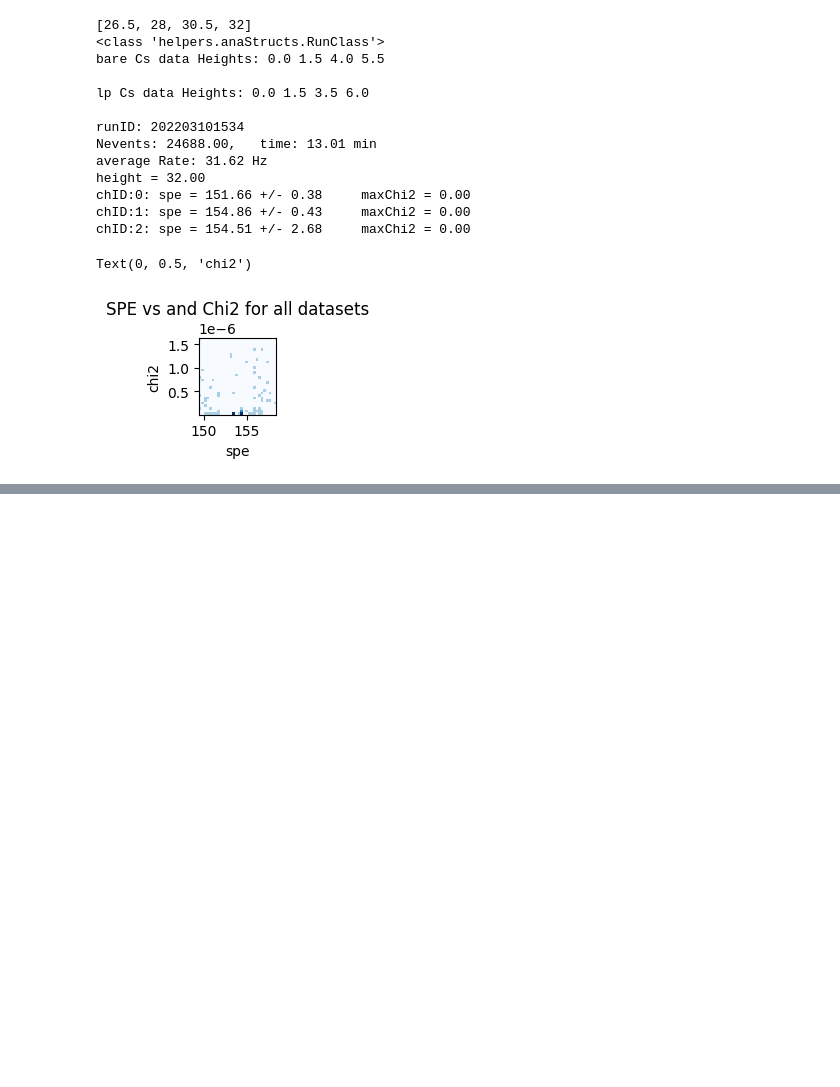
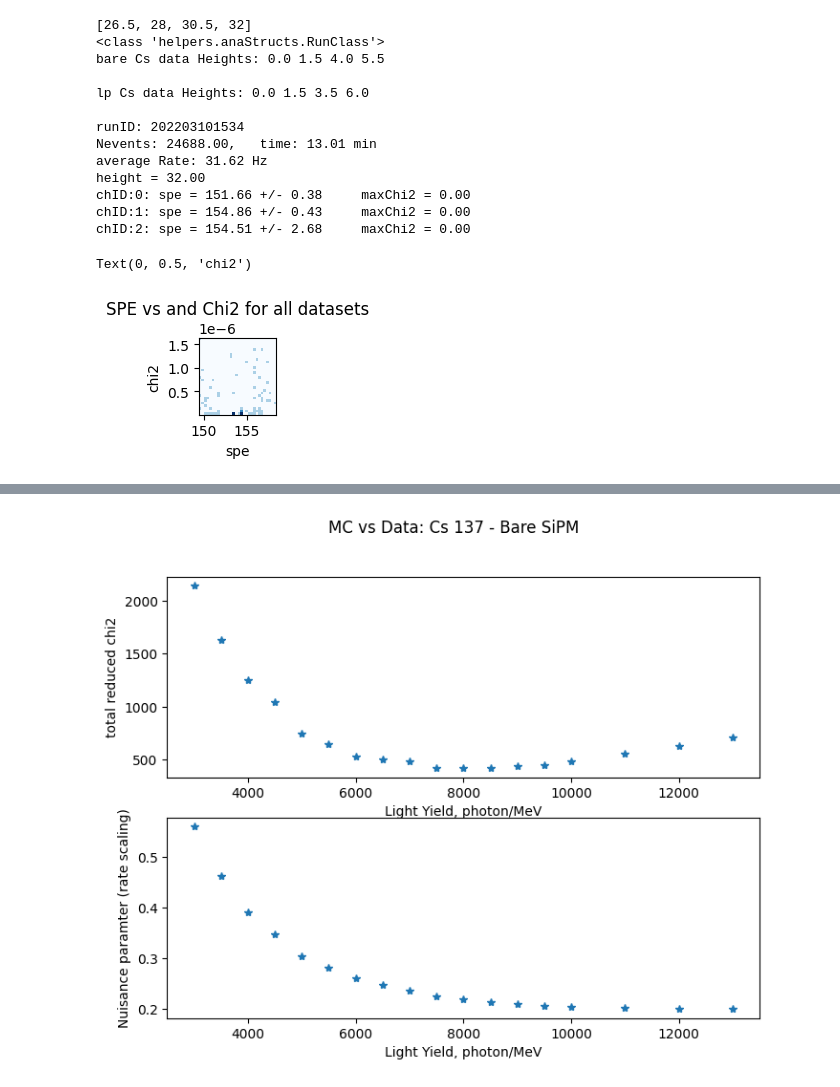
Before and after one commit to austindsc/cf4_analysisPipeline, a Jupyter notebook: comp1/c1_loadG4Runs.ipynb, the cells around one changed output, grey strips where cells are left out. Drawn from its saved outputs; the diff is of its cells as text; code cells hidden in the pictures; blank space fills up the shorter version.

```diff
--- a/comp1/c1_loadG4Runs.ipynb
+++ b/comp1/c1_loadG4Runs.ipynb
@@ -521,0 +608,16 @@ plt.show()
+# %%
+fig, (ax1, ax2) = plt.subplots(2, 1, figsize = (8, 6))
+
+ax1.plot(xLYs, yChi2s, linestyle = "", marker = "*")
+ax1.set_xlabel("Light Yield, photon/MeV")
+ax1.set_ylabel("total reduced chi2")
+
+ax2.plot(xLYs, zScaling, linestyle = "", marker = "*")
+ax2.set_xlabel("Light Yield, photon/MeV")
+ax2.set_ylabel("Nuisance paramter (rate scaling)")
+
+fig.suptitle("MC vs Data: Cs 137 - Bare SiPM")
+
+plt.show()
+# %% [output]
+[figure, added]
```
Also changed, not shown: parts of 8 cells of this notebook, 16 other files.
